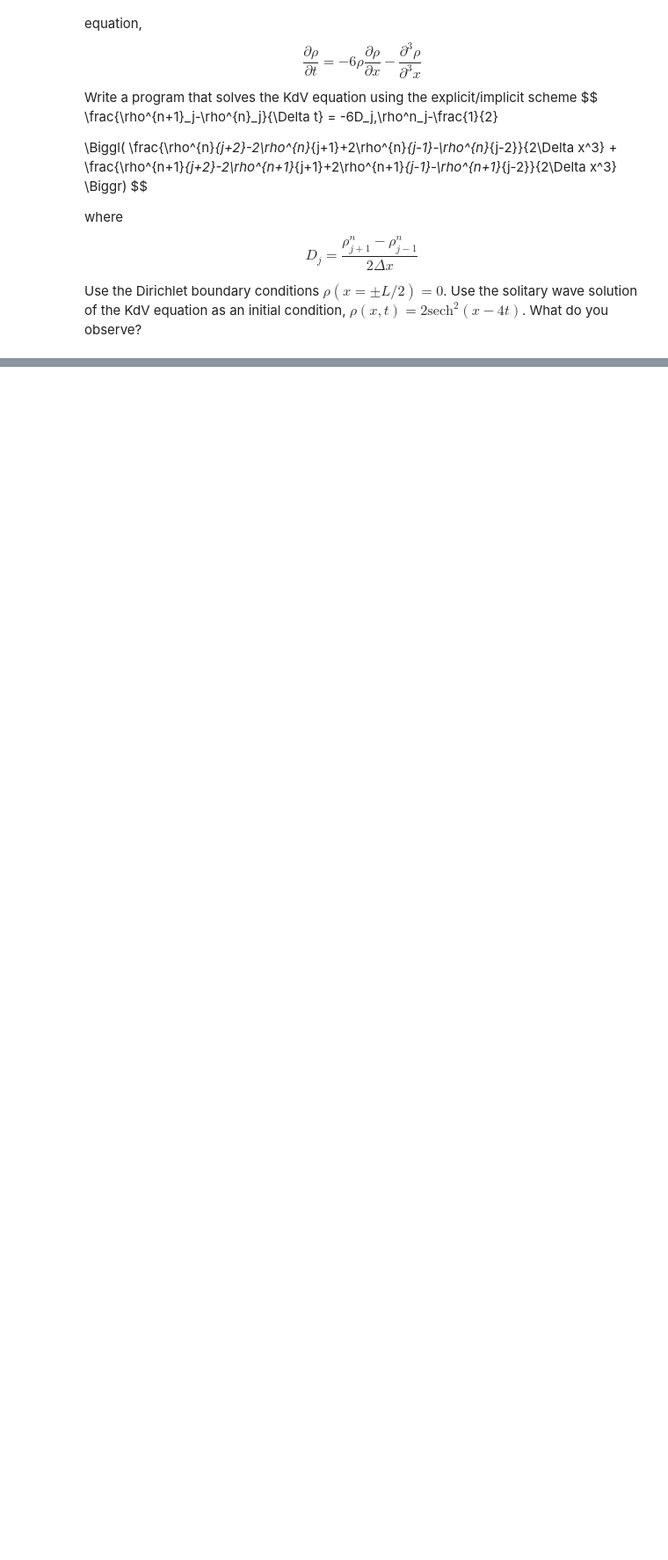
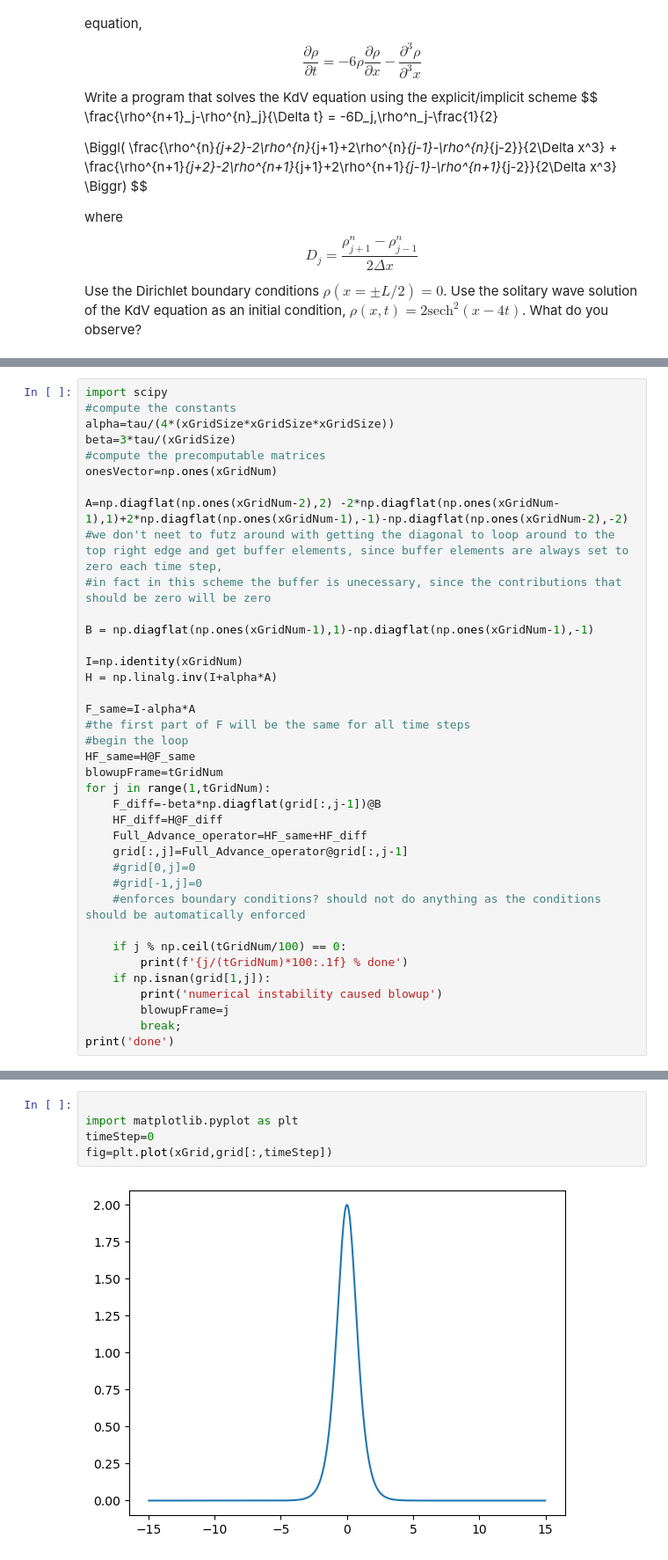
Before and after one commit to LordofDorknes/ProfHurst_PHYS240_Sp23, a Jupyter notebook: Newby/Newby_Robin_Homework8_Problem14.ipynb, the cells around one changed output, grey strips where cells are left out. Shown at 88% size. Saved outputs shown, nothing was run; the diff lists cells and outputs as text; blank space fills up the shorter version.

```diff
--- a/Newby/Newby_Robin_Homework8_Problem14.ipynb
+++ b/Newby/Newby_Robin_Homework8_Problem14.ipynb
@@ -122,0 +142,38 @@ SyntaxError: expected ':' (1629645956.py, line 4)
+# %%
+import scipy
+#compute the constants
+alpha=tau/(4*(xGridSize*xGridSize*xGridSize))
+beta=3*tau/(xGridSize)
+#compute the precomputable matrices
+onesVector=np.ones(xGridNum)
+
+A=np.diagflat(np.ones(xGridNum-2),2) -2*np.diagflat(np.ones(xGridNum-1),1)+2*np.diagflat(np.ones(xGridNum-1),-1)-np.diagflat(np.ones(xGridNum-2),-2)
+#we don't neet to futz around with getting the diagonal to loop around to the top right edge and get buffer elements, since buffer elements are always set to zero each time step,
+#in fact in this scheme the buffer is unecessary, since the contributions that should be zero will be zero
+
+B = np.diagflat(np.ones(xGridNum-1),1)-np.diagflat(np.ones(xGridNum-1),-1)
+
+I=np.identity(xGridNum)
+H = np.linalg.inv(I+alpha*A)
+
+F_same=I-alpha*A
+#the first part of F will be the same for all time steps
+#begin the loop
+HF_same=H@F_same
+blowupFrame=tGridNum
+for j in range(1,tGridNum):
+    F_diff=-beta*np.diagflat(grid[:,j-1])@B
+    HF_diff=H@F_diff
+    Full_Advance_operator=HF_same+HF_diff
+    grid[:,j]=Full_Advance_operator@grid[:,j-1]
+    #grid[0,j]=0
+    #grid[-1,j]=0
+    #enforces boundary conditions? should not do anything as the conditions should be automatically enforced
+
+    if j % np.ceil(tGridNum/100) == 0:
+        print(f'{j/(tGridNum)*100:.1f} % done')
+    if np.isnan(grid[1,j]):
+        print('numerical instability caused blowup')
+        blowupFrame=j
+        break;
+print('done')
@@ -122,0 +200,7 @@ SyntaxError: expected ':' (1629645956.py, line 4)
+# %%
+
+import matplotlib.pyplot as plt
+timeStep=0
+fig=plt.plot(xGrid,grid[:,timeStep])
+# %% [output]
+[figure, added]
```
Also changed, not shown: parts of 8 cells of this notebook.
